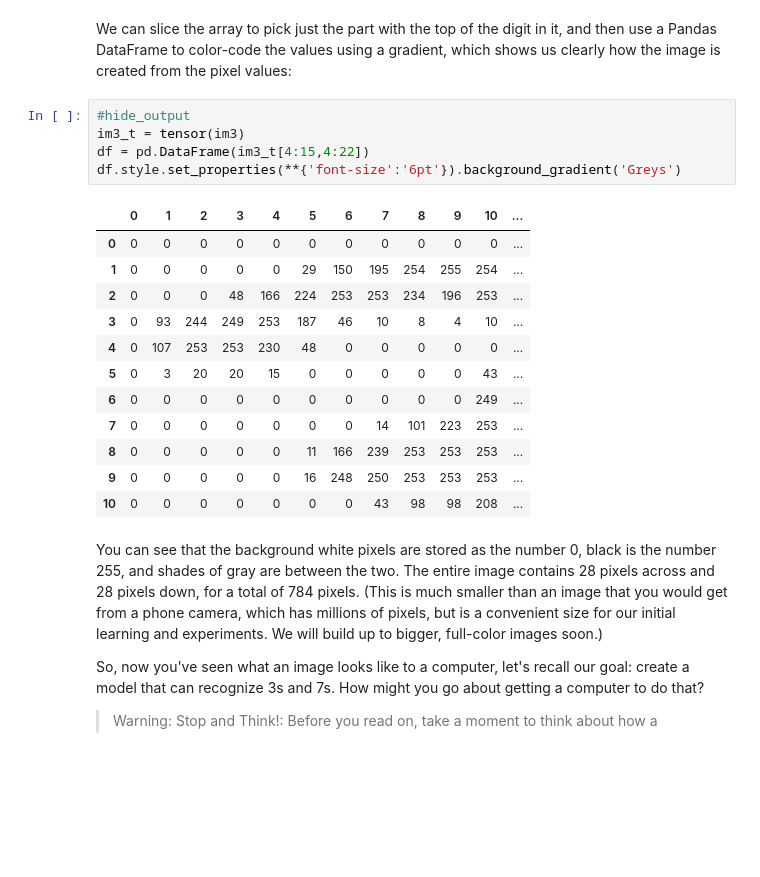
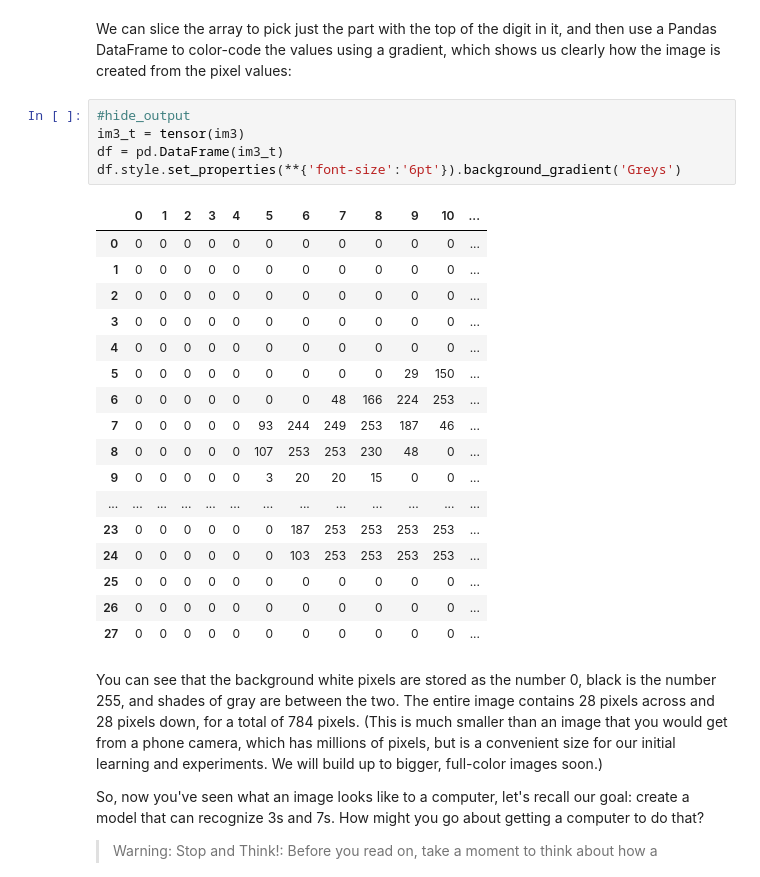
Before and after one commit to Bookanakere/Explore_FastAI, a Jupyter notebook: Copy_of_04_mnist_basics.ipynb, the cells around one changed output. Drawn from its saved outputs; the diff is of its cells as text; blank space fills up the shorter version.

```diff
--- a/Copy_of_04_mnist_basics.ipynb
+++ b/Copy_of_04_mnist_basics.ipynb
@@ -127,21 +136,26 @@ We can slice the array to pick just the part with the top of the digit in it, an
 # %%
 #hide_output
 im3_t = tensor(im3)
-df = pd.DataFrame(im3_t[4:15,4:22])
+df = pd.DataFrame(im3_t)
 df.style.set_properties(**{'font-size':'6pt'}).background_gradient('Greys')
 # %% [output]
 |  | 0 | 1 | 2 | 3 | 4 | 5 | 6 | 7 | 8 | 9 | 10 | ... |
 | 0 | 0 | 0 | 0 | 0 | 0 | 0 | 0 | 0 | 0 | 0 | 0 | ... |
-| 1 | 0 | 0 | 0 | 0 | 0 | 29 | 150 | 195 | 254 | 255 | 254 | ... |
-| 2 | 0 | 0 | 0 | 48 | 166 | 224 | 253 | 253 | 234 | 196 | 253 | ... |
-| 3 | 0 | 93 | 244 | 249 | 253 | 187 | 46 | 10 | 8 | 4 | 10 | ... |
-| 4 | 0 | 107 | 253 | 253 | 230 | 48 | 0 | 0 | 0 | 0 | 0 | ... |
-| 5 | 0 | 3 | 20 | 20 | 15 | 0 | 0 | 0 | 0 | 0 | 43 | ... |
-| 6 | 0 | 0 | 0 | 0 | 0 | 0 | 0 | 0 | 0 | 0 | 249 | ... |
-| 7 | 0 | 0 | 0 | 0 | 0 | 0 | 0 | 14 | 101 | 223 | 253 | ... |
-| 8 | 0 | 0 | 0 | 0 | 0 | 11 | 166 | 239 | 253 | 253 | 253 | ... |
-| 9 | 0 | 0 | 0 | 0 | 0 | 16 | 248 | 250 | 253 | 253 | 253 | ... |
-| 10 | 0 | 0 | 0 | 0 | 0 | 0 | 0 | 43 | 98 | 98 | 208 | ... |
+| 1 | 0 | 0 | 0 | 0 | 0 | 0 | 0 | 0 | 0 | 0 | 0 | ... |
+| 2 | 0 | 0 | 0 | 0 | 0 | 0 | 0 | 0 | 0 | 0 | 0 | ... |
+| 3 | 0 | 0 | 0 | 0 | 0 | 0 | 0 | 0 | 0 | 0 | 0 | ... |
+| 4 | 0 | 0 | 0 | 0 | 0 | 0 | 0 | 0 | 0 | 0 | 0 | ... |
+| 5 | 0 | 0 | 0 | 0 | 0 | 0 | 0 | 0 | 0 | 29 | 150 | ... |
+| 6 | 0 | 0 | 0 | 0 | 0 | 0 | 0 | 48 | 166 | 224 | 253 | ... |
+| 7 | 0 | 0 | 0 | 0 | 0 | 93 | 244 | 249 | 253 | 187 | 46 | ... |
+| 8 | 0 | 0 | 0 | 0 | 0 | 107 | 253 | 253 | 230 | 48 | 0 | ... |
+| 9 | 0 | 0 | 0 | 0 | 0 | 3 | 20 | 20 | 15 | 0 | 0 | ... |
+| ... | ... | ... | ... | ... | ... | ... | ... | ... | ... | ... | ... | ... |
+| 23 | 0 | 0 | 0 | 0 | 0 | 0 | 187 | 253 | 253 | 253 | 253 | ... |
+| 24 | 0 | 0 | 0 | 0 | 0 | 0 | 103 | 253 | 253 | 253 | 253 | ... |
+| 25 | 0 | 0 | 0 | 0 | 0 | 0 | 0 | 0 | 0 | 0 | 0 | ... |
+| 26 | 0 | 0 | 0 | 0 | 0 | 0 | 0 | 0 | 0 | 0 | 0 | ... |
+| 27 | 0 | 0 | 0 | 0 | 0 | 0 | 0 | 0 | 0 | 0 | 0 | ... |
 # %% [markdown]
 You can see that the background white pixels are stored as the number 0, black is the number 255, and shades of gray are between the two. The entire image contains 28 pixels across and 28 pixels down, for a total of 784 pixels. (This is much smaller than an image that you would get from a phone camera, which has millions of pixels, but is a convenient size for our initial learning and experiments. We will build up to bigger, full-color images soon.)
 
```
Also changed, not shown: parts of 6 cells of this notebook.
